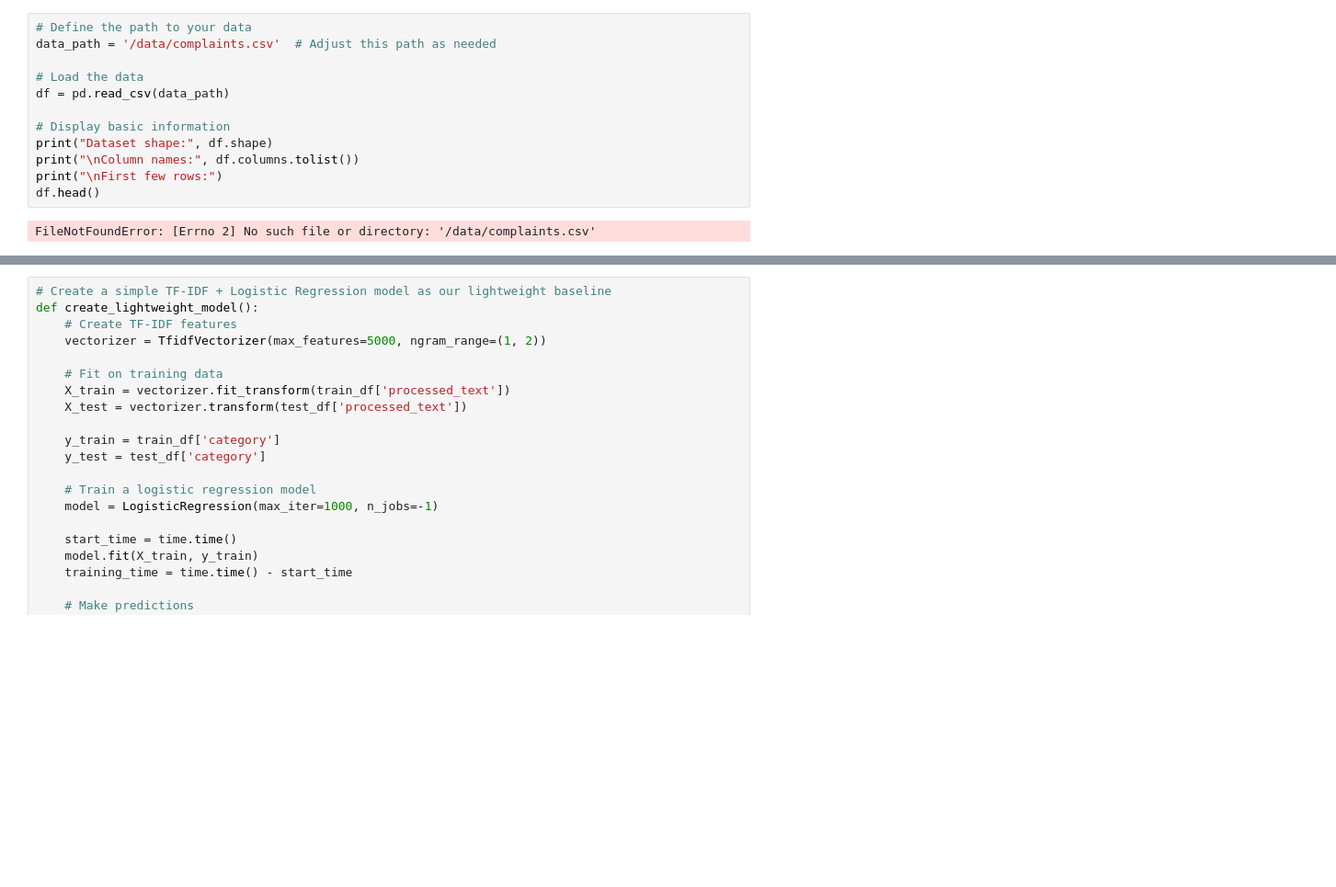
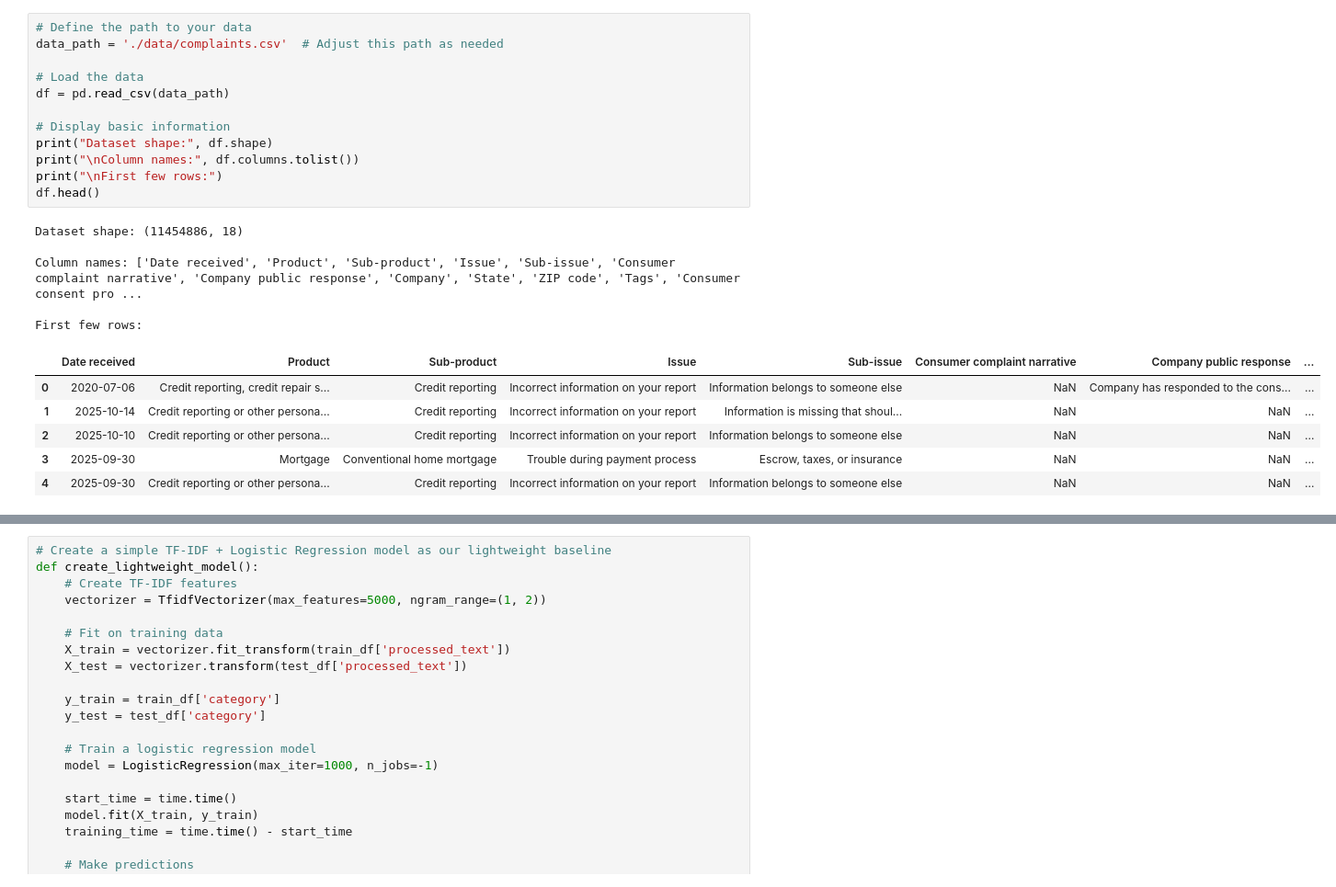
Before and after one commit to KrithinThota/CCS-Customer-Complaint-Segmentation, a Jupyter notebook: CCS.ipynb, the cells around one changed output, grey strips where cells are left out. Shown: that part at 92% size. Cells and saved outputs as stored; diff of their text form; blank space fills up the shorter version.

```diff
--- a/CCS.ipynb
+++ b/CCS.ipynb
@@ -38,17 +37,27 @@ Using device: cpu
 # %%
 # Define the path to your data
-data_path = '/data/complaints.csv'  # Adjust this path as needed
+data_path = './data/complaints.csv'  # Adjust this path as needed
 
 # Load the data
 df = pd.read_csv(data_path)
 
 # Display basic information
 print("Dataset shape:", df.shape)
 print("\nColumn names:", df.columns.tolist())
 print("\nFirst few rows:")
 df.head()
 # %% [output]
-FileNotFoundError: [Errno 2] No such file or directory: '/data/complaints.csv'
+Dataset shape: (11454886, 18)
+
+Column names: ['Date received', 'Product', 'Sub-product', 'Issue', 'Sub-issue', 'Consumer complaint narrative', 'Company public response', 'Company', 'State', 'ZIP code', 'Tags', 'Consumer consent pro ...
+
+First few rows:
+|  | Date received | Product | Sub-product | Issue | Sub-issue | Consumer complaint narrative | Company public response | ... |
+| 0 | 2020-07-06 | Credit reporting, credit repair s... | Credit reporting | Incorrect information on your report | Information belongs to someone else | NaN | Company has responded to the cons... | ... |
+| 1 | 2025-10-14 | Credit reporting or other persona... | Credit reporting | Incorrect information on your report | Information is missing that shoul... | NaN | NaN | ... |
+| 2 | 2025-10-10 | Credit reporting or other persona... | Credit reporting | Incorrect information on your report | Information belongs to someone else | NaN | NaN | ... |
+| 3 | 2025-09-30 | Mortgage | Conventional home mortgage | Trouble during payment process | Escrow, taxes, or insurance | NaN | NaN | ... |
+| 4 | 2025-09-30 | Credit reporting or other persona... | Credit reporting | Incorrect information on your report | Information belongs to someone else | NaN | NaN | ... |
 # %%
 # Check for missing values
 print("Missing values per column:")
```
Also changed, not shown: parts of 4 cells of this notebook, 2 other files.
